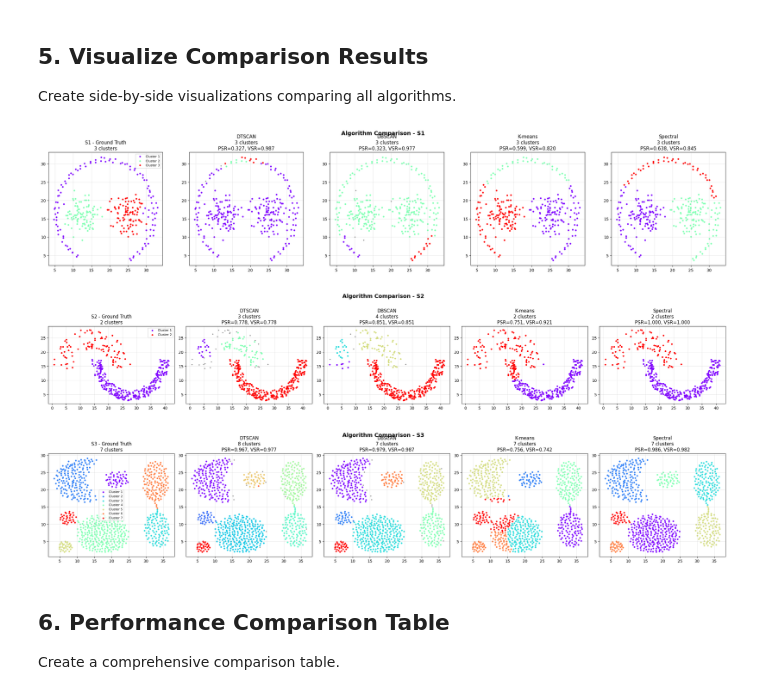
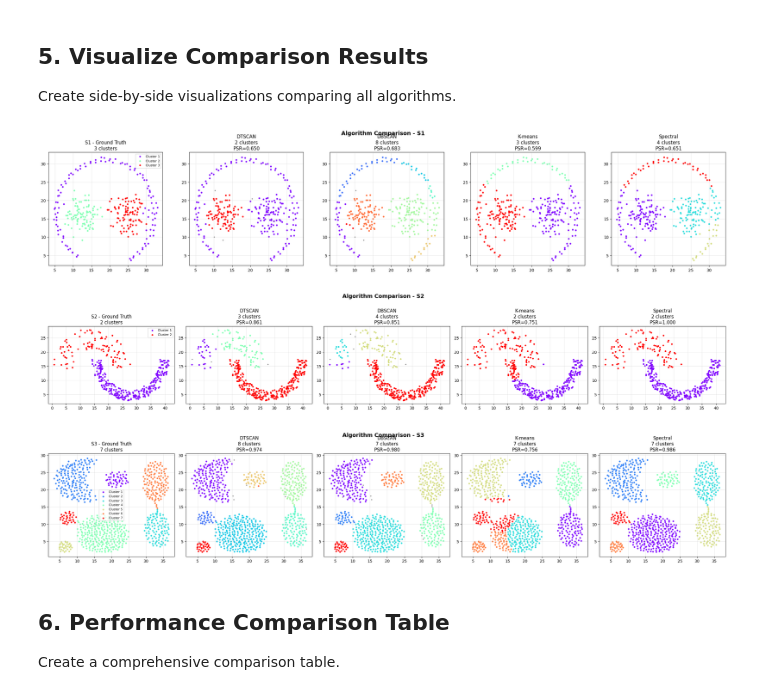
Before and after one commit to Luna-v0/Delaunay-Clusters, a Jupyter notebook: notebooks/algorithm_comparison_with_hpo.ipynb, the cells around one changed output. Saved outputs shown, nothing was run; the diff lists cells and outputs as text; code cells hidden in the pictures.

Commit message:
Still debugging the DTSCAN

```diff
--- a/notebooks/algorithm_comparison_with_hpo.ipynb
+++ b/notebooks/algorithm_comparison_with_hpo.ipynb
@@ -362,17 +385,22 @@ for name, (X, true_labels) in datasets.items():
     # DTSCAN
     if all_hpo_results[name]['DTSCAN']['best']:
         best_dt = all_hpo_results[name]['DTSCAN']['best']
-        dtscan = DTSCAN(z_score_threshold=best_dt['z_threshold'], min_pts=best_dt['min_pts'])
+        # Build DTSCAN with all parameters (including optional ones)
+        dtscan_kwargs = {'z_score_threshold': best_dt['z_threshold'], 'min_pts': best_dt['min_pts']}
+        if 'area_threshold' in best_dt:
+            dtscan_kwargs['area_threshold'] = best_dt['area_threshold']
+        if 'length_threshold' in best_dt:
+            dtscan_kwargs['length_threshold'] = best_dt['length_threshold']
+        dtscan = DTSCAN(**dtscan_kwargs)
         import io
         from contextlib import redirect_stdout
         f = io.StringIO()
         with redirect_stdout(f):
             labels_dt = dtscan.fit_predict(X)
-        psr_dt, vsr_dt = calculate_psr_vsr(true_labels, labels_dt)
+        psr_dt = calculate_psr(true_labels, labels_dt)
         best_results[name]['DTSCAN'] = {
             'labels': labels_dt,
             'PSR': psr_dt,
-            'VSR': vsr_dt,
             'clusters': len(np.unique(labels_dt[labels_dt != -1])),
             'params': best_dt
         }
@@ -382,11 +410,10 @@ for name, (X, true_labels) in datasets.items():
         best_db = all_hpo_results[name]['DBSCAN']['best']
         dbscan = DBSCAN(eps=best_db['eps'], min_samples=best_db['min_samples'])
         labels_db = dbscan.fit_predict(X_scaled)
-        psr_db, vsr_db = calculate_psr_vsr(true_labels, labels_db)
+        psr_db = calculate_psr(true_labels, labels_db)
         best_results[name]['DBSCAN'] = {
             'labels': labels_db,
             'PSR': psr_db,
-            'VSR': vsr_db,
             'clusters': len(np.unique(labels_db[labels_db != -1])),
             'params': best_db
         }
@@ -396,11 +423,10 @@ for name, (X, true_labels) in datasets.items():
         best_km = all_hpo_results[name]['K-means']['best']
         kmeans = KMeans(n_clusters=best_km['n_clusters'], n_init=best_km['n_init'], random_state=42)
         labels_km = kmeans.fit_predict(X_scaled)
-        psr_km, vsr_km = calculate_psr_vsr(true_labels, labels_km)
+        psr_km = calculate_psr(true_labels, labels_km)
         best_results[name]['K-means'] = {
             'labels': labels_km,
             'PSR': psr_km,
-            'VSR': vsr_km,
             'clusters': len(np.unique(labels_km)),
             'params': best_km
         }
@@ -415,11 +441,10 @@ for name, (X, true_labels) in datasets.items():
             random_state=42
         )
         labels_sp = spectral.fit_predict(X_scaled)
-        psr_sp, vsr_sp = calculate_psr_vsr(true_labels, labels_sp)
+        psr_sp = calculate_psr(true_labels, labels_sp)
         best_results[name]['Spectral'] = {
             'labels': labels_sp,
             'PSR': psr_sp,
-            'VSR': vsr_sp,
             'clusters': len(np.unique(labels_sp)),
             'params': best_sp
         }
@@ -443,7 +466,6 @@ for name in ['S1', 'S2', 'S3']:
                 'Algorithm': algo,
                 'Best Score': best_row['combined_score'],
                 'PSR': best_row['PSR'],
-                'VSR': best_row['VSR'],
                 'Clusters': int(best_row['n_clusters']),
                 'Expected': len(np.unique(datasets[name][1][datasets[name][1] != -1])),
                 'Time (s)': best_row['time']
@@ -453,9 +475,8 @@ for name in ['S1', 'S2', 'S3']:
     display(summary_df.style.format({
         'Best Score': '{:.3f}',
         'PSR': '{:.3f}',
-        'VSR': '{:.3f}',
         'Time (s)': '{:.4f}'
-    }).background_gradient(subset=['Best Score', 'PSR', 'VSR'], cmap='YlGnBu'))
+    }).background_gradient(subset=['Best Score', 'PSR'], cmap='YlGnBu'))
 
     # Display top 5 for each algorithm
     print(f"\nTop 5 Parameter Combinations per Algorithm:")
@@ -464,7 +485,7 @@ for name in ['S1', 'S2', 'S3']:
             df = all_hpo_results[name][algo]['df']
             top5 = df.nlargest(5, 'combined_score')
             print(f"\n{algo}:")
-            display_cols = ['PSR', 'VSR', 'n_clusters', 'combined_score']
+            display_cols = ['PSR', 'n_clusters', 'combined_score']
             if 'z_threshold' in top5.columns:
                 display_cols = ['z_threshold', 'min_pts'] + display_cols
             elif 'eps' in top5.columns:
@@ -474,7 +495,6 @@ for name in ['S1', 'S2', 'S3']:
 
             display(top5[display_cols].style.format({
                 'PSR': '{:.3f}',
-                'VSR': '{:.3f}',
                 'combined_score': '{:.3f}',
                 'z_threshold': '{:.1f}',
                 'eps': '{:.3f}'
@@ -560,37 +580,37 @@ for name in ['S1', 'S2', 'S3']:
     ax.set_title(f'{name} - Ground Truth\n{expected_clusters} clusters')
     ax.set_aspect('equal')
     ax.legend(fontsize=8)
     ax.grid(True, alpha=0.3)
 
     # Plot each algorithm
     for idx, algo in enumerate(algorithms, 1):
         ax = axes[idx]
         algo_data = best_results[name][algo]
         labels = algo_data['labels']
         unique_pred = np.unique(labels[labels != -1])
 
         if len(unique_pred) > 0:
             colors = plt.cm.rainbow(np.linspace(0, 1, len(unique_pred)))
             for i, label in enumerate(unique_pred):
                 mask = labels == label
                 ax.scatter(X[mask, 0], X[mask, 1], c=[colors[i]], s=10)
 
         noise_mask = labels == -1
         if np.any(noise_mask):
             ax.scatter(X[noise_mask, 0], X[noise_mask, 1], c='black', s=5, alpha=0.3)
 
         ax.set_title(f'{algo}\n{algo_data["clusters"]} clusters\n'
-                     f'PSR={algo_data["PSR"]:.3f}, VSR={algo_data["VSR"]:.3f}')
+                     f'PSR={algo_data["PSR"]:.3f}')
         ax.set_aspect('equal')
         ax.grid(True, alpha=0.3)
 
     plt.suptitle(f'Algorithm Comparison - {name}', fontsize=14, fontweight='bold')
     plt.tight_layout()
     plt.show()
 # %% [output]
-[figure, old version]
+[figure, new version]
-[figure, old version]
+[figure, new version]
-[figure, old version]
+[figure, new version]
 # %% [markdown]
 ## 6. Performance Comparison Table
 
```
Also changed, not shown: parts of 7 cells of this notebook, 6 other files.
